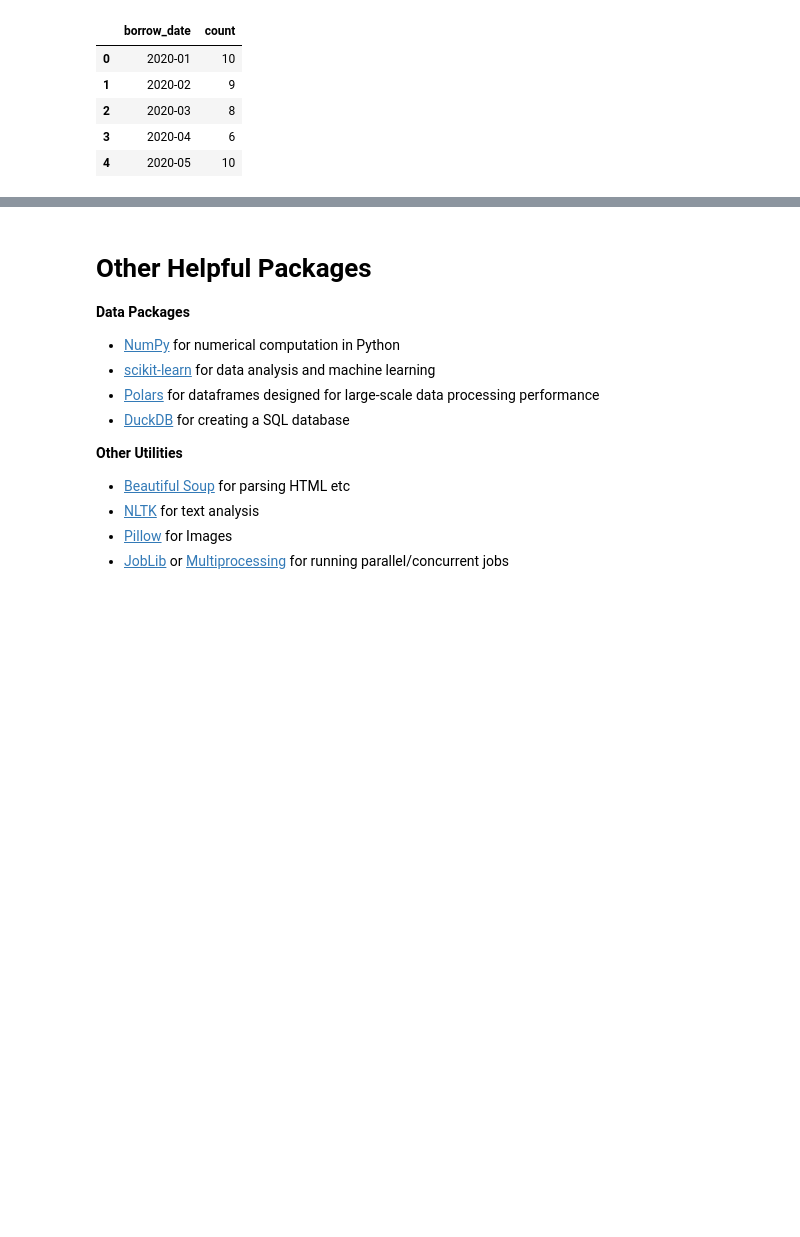
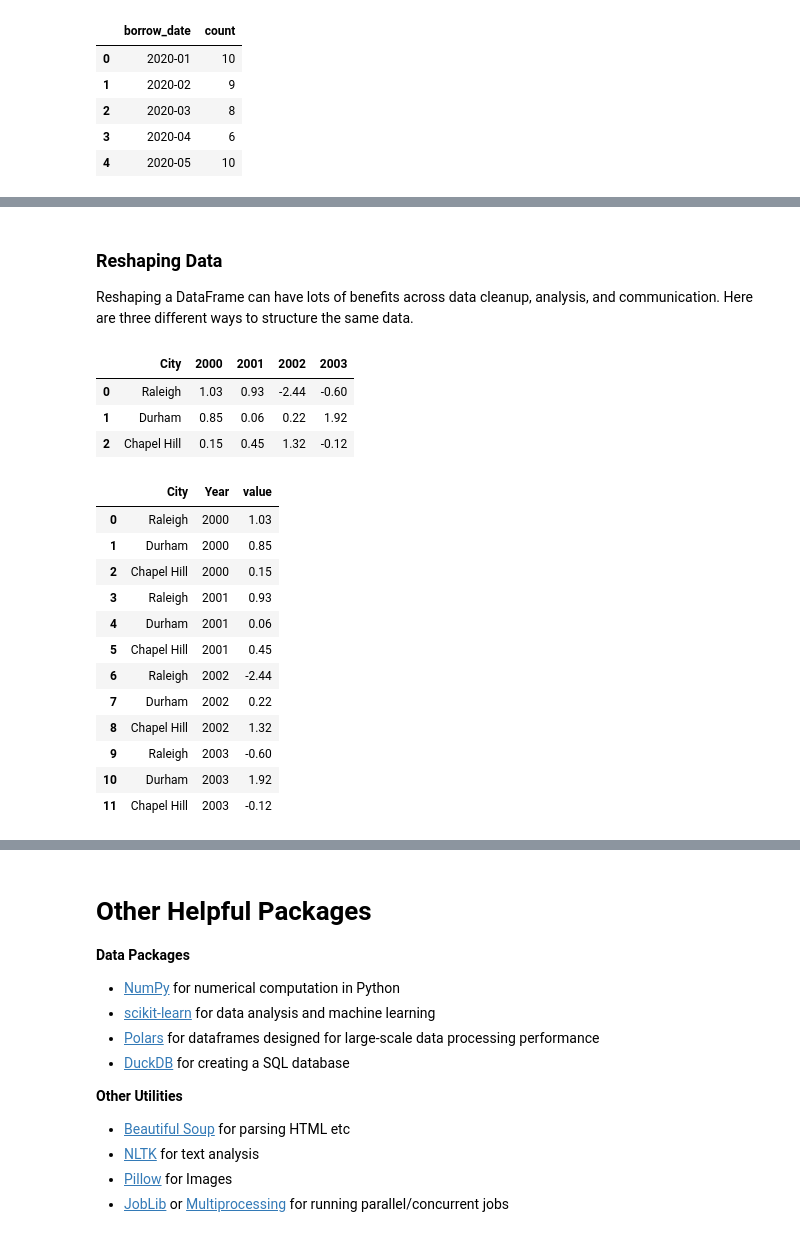
Before and after one commit to UNC-Libraries-data/Python, a Jupyter notebook: Data/Data.ipynb, the cells around one changed output, grey strips where cells are left out. Saved outputs shown, nothing was run; the diff lists cells and outputs as text; code cells hidden in the pictures; blank space fills up the shorter version.

```diff
--- a/Data/Data.ipynb
+++ b/Data/Data.ipynb
@@ -603,0 +751,34 @@ show(p)
+# %% [markdown]
+### Reshaping Data
+
+Reshaping a DataFrame can have lots of benefits across data cleanup, analysis, and communication. Here are three different ways to structure the same data.
+# %%
+raw = pd.DataFrame({"City" : ["Raleigh","Durham","Chapel Hill"],
+                    "2000" : np.random.normal(0,1,3).round(2),
+                    "2001" : np.random.normal(0,1,3).round(2),
+                    "2002" : np.random.normal(0,1,3).round(2),
+                    "2003" : np.random.normal(0,1,3).round(2)})
+raw
+# %% [output]
+|  | City | 2000 | 2001 | 2002 | 2003 |
+| 0 | Raleigh | 1.03 | 0.93 | -2.44 | -0.60 |
+| 1 | Durham | 0.85 | 0.06 | 0.22 | 1.92 |
+| 2 | Chapel Hill | 0.15 | 0.45 | 1.32 | -0.12 |
+# %%
+longer = raw.melt(id_vars = ["City"], value_vars = ["2000","2001","2002","2003"],
+        var_name = "Year")
+longer
+# %% [output]
+|  | City | Year | value |
+| 0 | Raleigh | 2000 | 1.03 |
+| 1 | Durham | 2000 | 0.85 |
+| 2 | Chapel Hill | 2000 | 0.15 |
+| 3 | Raleigh | 2001 | 0.93 |
+| 4 | Durham | 2001 | 0.06 |
+| 5 | Chapel Hill | 2001 | 0.45 |
+| 6 | Raleigh | 2002 | -2.44 |
+| 7 | Durham | 2002 | 0.22 |
+| 8 | Chapel Hill | 2002 | 1.32 |
+| 9 | Raleigh | 2003 | -0.60 |
+| 10 | Durham | 2003 | 1.92 |
+| 11 | Chapel Hill | 2003 | -0.12 |
```
Also changed, not shown: parts of 50 cells of this notebook, 2 other files.
